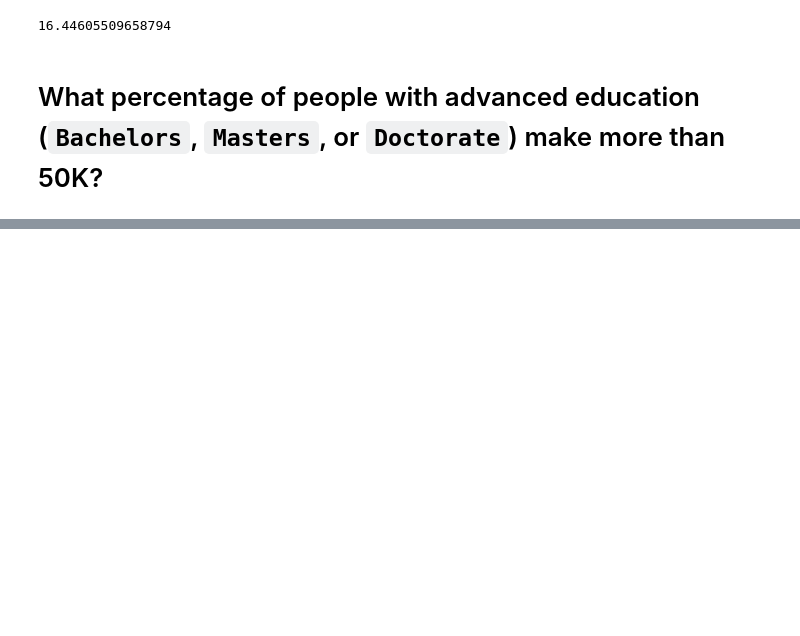
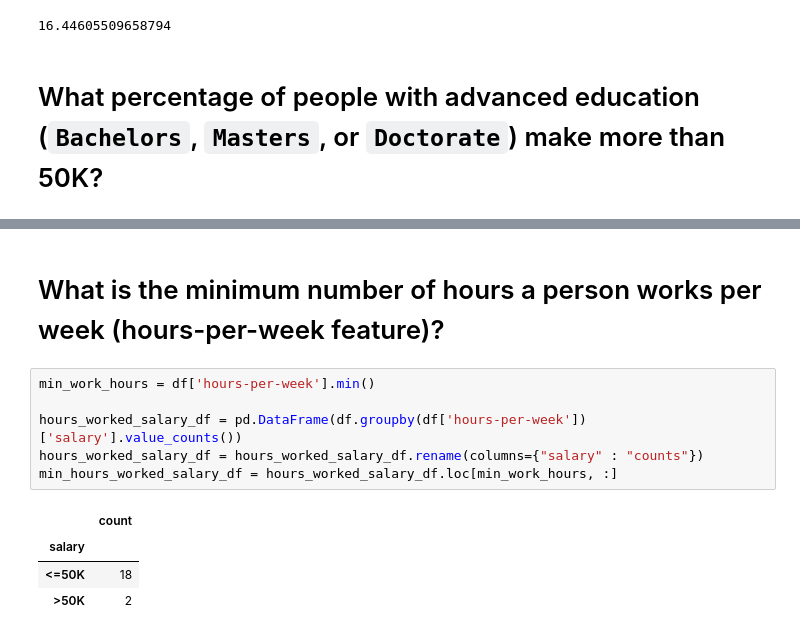
Before and after one commit to zach850/DataAnalystProjects, a Jupyter notebook: Python_Projects/demographic_data/demographic_analyzer.ipynb, the cells around one changed output, grey strips where cells are left out. Drawn from its saved outputs; the diff is of its cells as text; blank space fills up the shorter version.

```diff
--- a/Python_Projects/demographic_data/demographic_analyzer.ipynb
+++ b/Python_Projects/demographic_data/demographic_analyzer.ipynb
@@ -90,0 +131,13 @@ Name: count, dtype: float64
+# %% [markdown]
+ # What is the minimum number of hours a person works per week (hours-per-week feature)?
+# %%
+min_work_hours = df['hours-per-week'].min()
+
+hours_worked_salary_df = pd.DataFrame(df.groupby(df['hours-per-week'])['salary'].value_counts())
+hours_worked_salary_df = hours_worked_salary_df.rename(columns={"salary" : "counts"})
+min_hours_worked_salary_df = hours_worked_salary_df.loc[min_work_hours, :]
+# %% [output]
+|  | count |
+| salary |  |
+| <=50K | 18 |
+| >50K | 2 |
```
Also changed, not shown: parts of 6 cells of this notebook, 1 other file.
